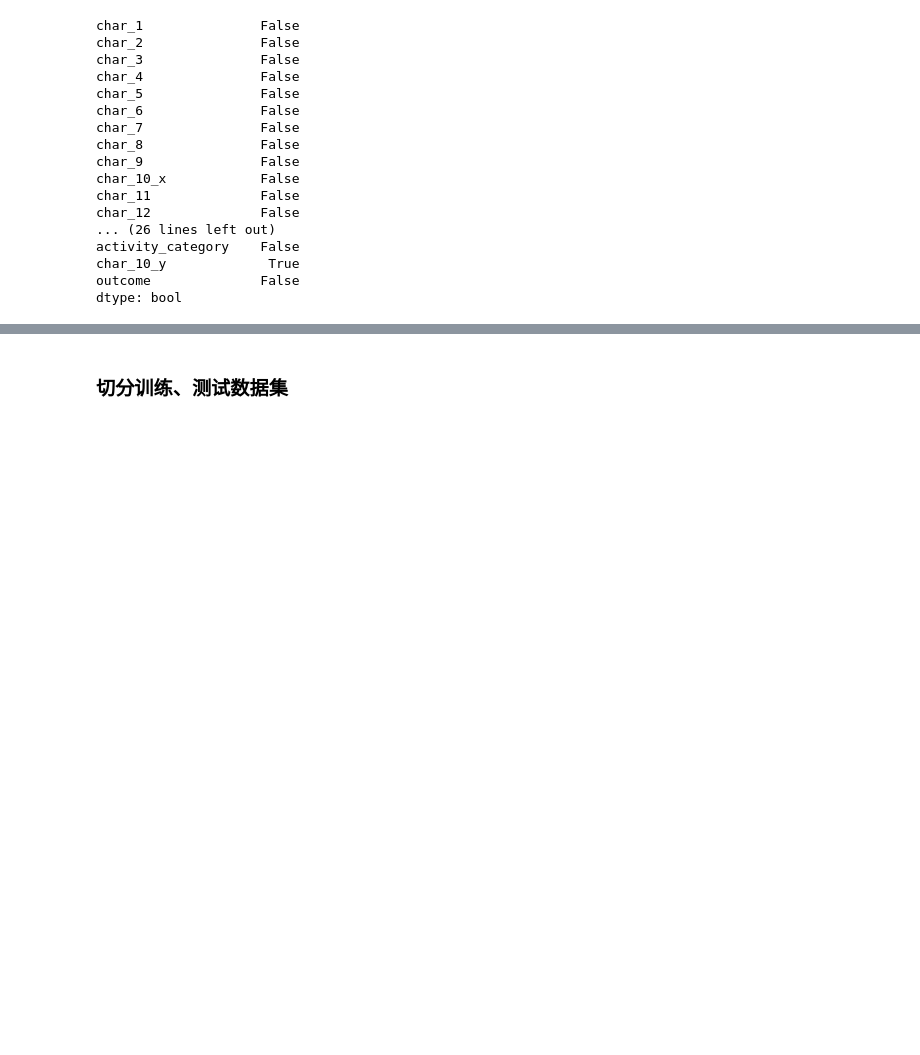
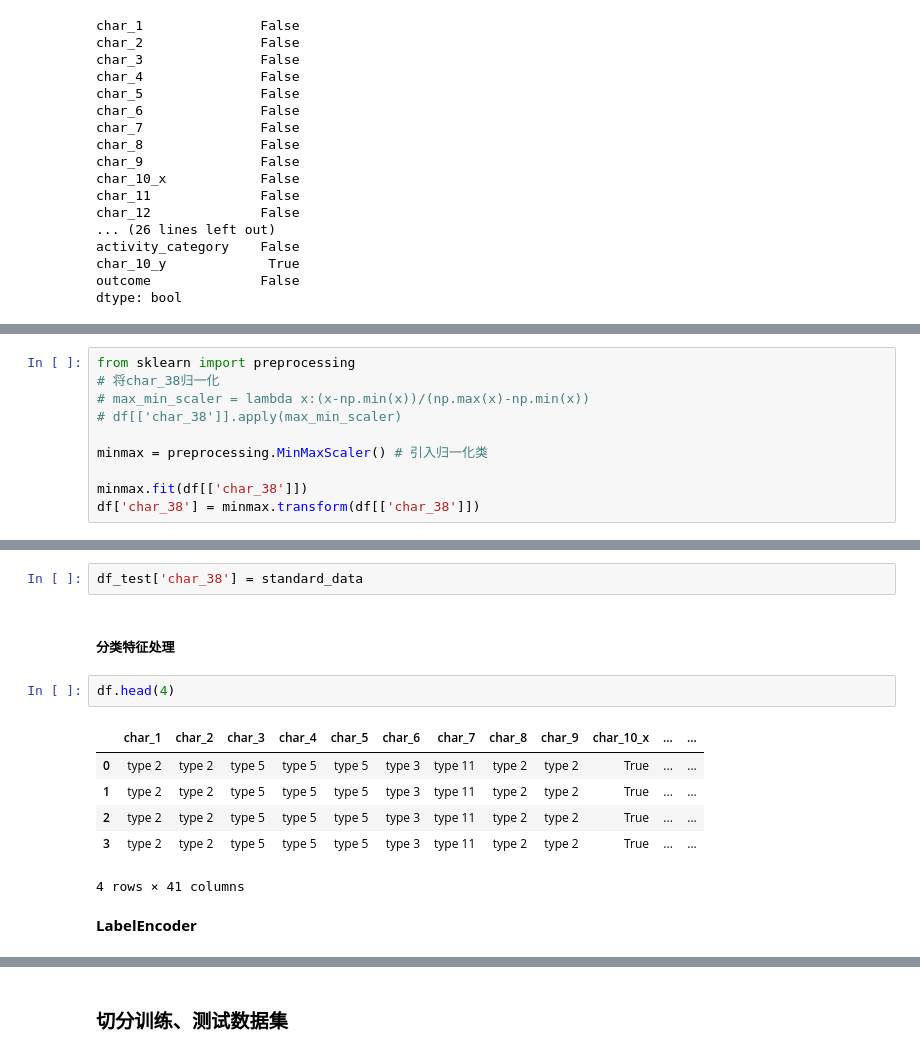
Before and after one commit to ziyeZzz/Machine-learning, a Jupyter notebook: kaikeba/p1-predictingRedHatBusinessValue.ipynb, the cells around one changed output, grey strips where cells are left out. Cells and saved outputs as stored; diff of their text form; blank space fills up the shorter version.

```diff
--- a/kaikeba/p1-predictingRedHatBusinessValue.ipynb
+++ b/kaikeba/p1-predictingRedHatBusinessValue.ipynb
@@ -91,0 +163,10 @@ dtype: object
+# %%
+from sklearn import preprocessing
+# 将char_38归一化
+# max_min_scaler = lambda x:(x-np.min(x))/(np.max(x)-np.min(x))
+# df[['char_38']].apply(max_min_scaler)
+
+minmax = preprocessing.MinMaxScaler() # 引入归一化类
+
+minmax.fit(df[['char_38']])
+df['char_38'] = minmax.transform(df[['char_38']])
@@ -92 +228,16 @@ dtype: object
+# %%
+df_test['char_38'] = standard_data
+# %% [markdown]
+#####  分类特征处理
+# %%
+df.head(4)
+# %% [output]
+|  | char_1 | char_2 | char_3 | char_4 | char_5 | char_6 | char_7 | char_8 | char_9 | char_10_x | ... | ... |
+| 0 | type 2 | type 2 | type 5 | type 5 | type 5 | type 3 | type 11 | type 2 | type 2 | True | ... | ... |
+| 1 | type 2 | type 2 | type 5 | type 5 | type 5 | type 3 | type 11 | type 2 | type 2 | True | ... | ... |
+| 2 | type 2 | type 2 | type 5 | type 5 | type 5 | type 3 | type 11 | type 2 | type 2 | True | ... | ... |
+| 3 | type 2 | type 2 | type 5 | type 5 | type 5 | type 3 | type 11 | type 2 | type 2 | True | ... | ... |
+4 rows × 41 columns
+# %% [markdown]
+**LabelEncoder**
 # %%
```
Also changed, not shown: parts of 27 cells of this notebook.
